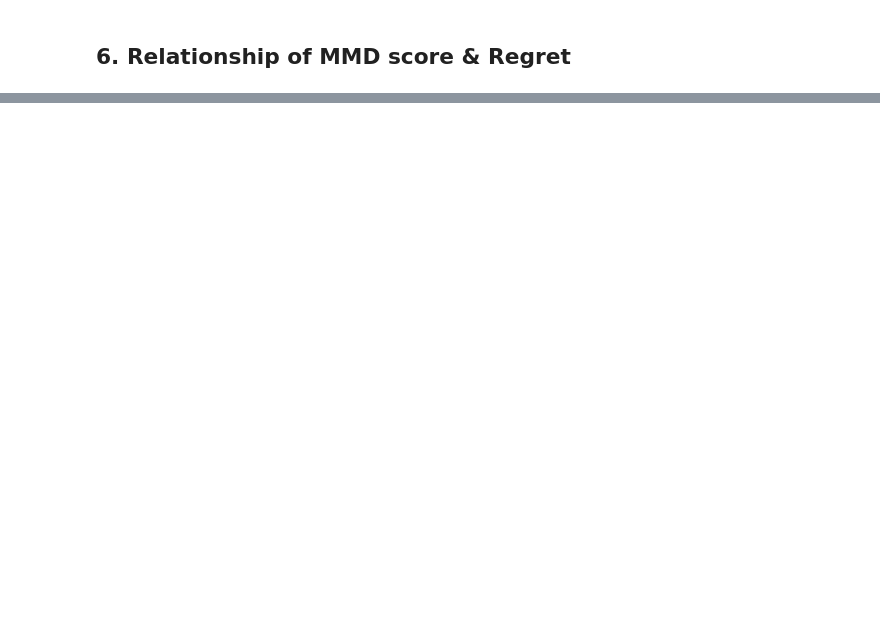
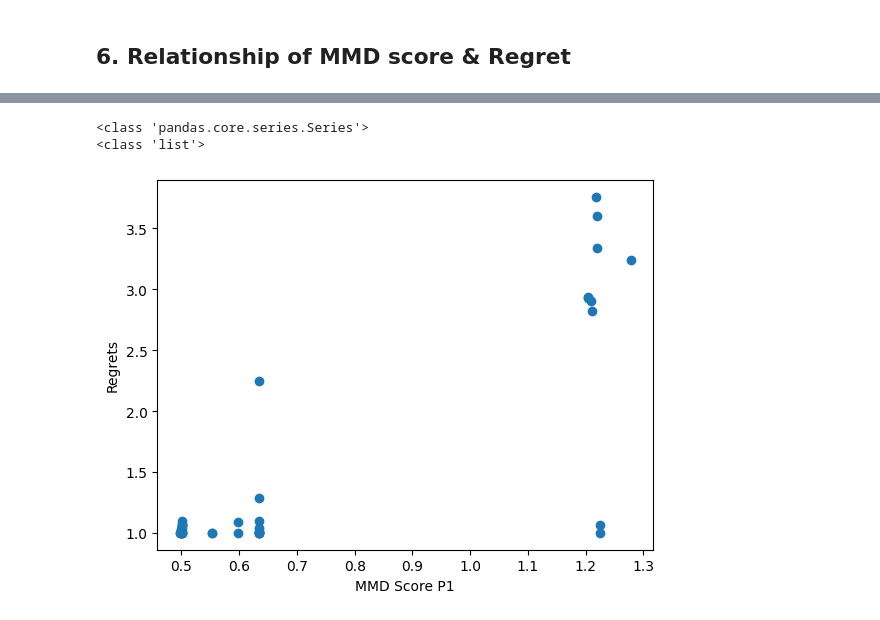
Before and after one commit to hujing2407/AdaLQO, a Jupyter notebook: AdaLQO.ipynb, the cells around one changed output, grey strips where cells are left out. Cells and saved outputs as stored; diff of their text form; code cells hidden in the pictures; blank space fills up the shorter version.

Commit message:
Completed Regrest vs MMD score, next step: move to adalqo.py

```diff
--- a/AdaLQO.ipynb
+++ b/AdaLQO.ipynb
@@ -245,0 +246,33 @@ MMD Loss (d1,d2): tensor(0.6801, device='cuda:0', grad_fn=<AddBackward0>)
+# %%
+mmd_score_p1 = []
+
+p1_plans = p1_df["plans"]
+for p in p1_plans:
+    trees = reg._BaoRegression__tree_transform.transform(p)
+    embedding = reg._BaoRegression__net.get_fixed_features(trees)
+    mmd_score_p1.append(mmd(embedding, emb_p0))
+# %%
+res = prediction(p1_df)
+regrets = res["regret"]
+# %%
+print(type(regrets))
+print(type(mmd_score_p1))
+# %% [output]
+<class 'pandas.core.series.Series'>
+<class 'list'>
+# %%
+import matplotlib.pyplot as plt
+
+# x_np = torch.stack(list(mmd_score_p1)).detach().cpu().numpy()
+# y_np = torch.stack(list(regrets)).detach().cpu().numpy()
+
+x_np = [t.item() for t in mmd_score_p1]
+y_np = list(regrets)
+
+# 3. Create the scatter plot
+plt.scatter(x_np, y_np)
+plt.xlabel("MMD Score P1")
+plt.ylabel("Regrets")
+plt.show()
+# %% [output]
+[figure, added]
```
Also changed, not shown: parts of 7 cells of this notebook.
